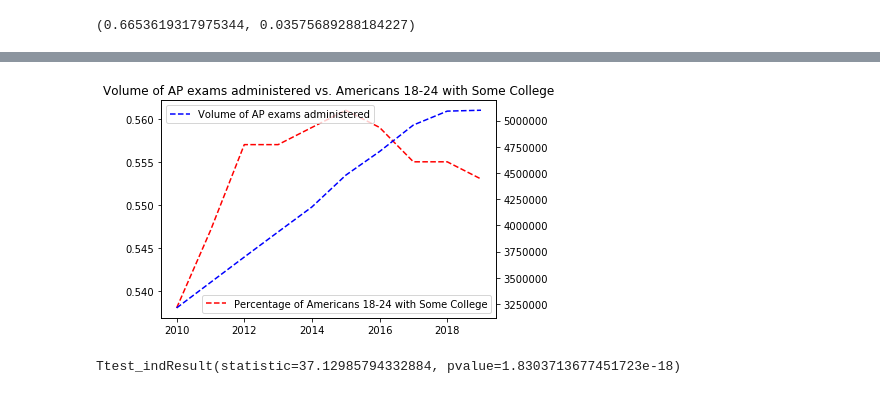
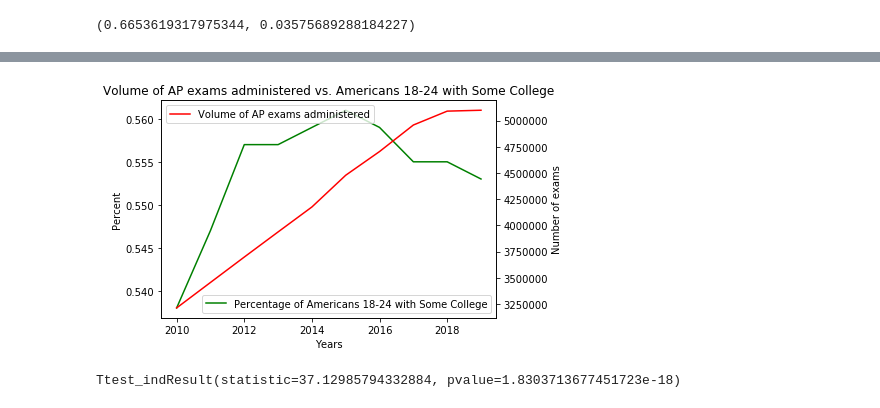
Before and after one commit to swinter00/si330_final, a Jupyter notebook: final.ipynb, the cells around one changed output, grey strips where cells are left out. Cells and saved outputs as stored; diff of their text form; code cells hidden in the pictures.

Commit message:
Do some visualization, add a source, do some analysis

```diff
--- a/final.ipynb
+++ b/final.ipynb
@@ -8,7 +119,12 @@ warnings.simplefilter(action='ignore', category=Warning)
 import os
 from pathlib import Path
 
+# DATA PROCESSING
+
 def clean_percents(item):
+    '''
+    Function to turn percent values into usable floats
+    '''
     if '%' in str(item):
         item = item.replace('%', '')
         return float(item) / 100
@@ -18,18 +134,22 @@ def create_census_df():
     '''
     Reads census files for every year and concatenates the desired info into a single dataframe
     '''
+    # Generate file paths for each spreadsheet in the census_info folder
     paths = sorted(Path('census_info').iterdir(), key=os.path.getmtime)
     data = []
     year = 2010
+    # Iterate through each filepath (ordered by year) and convert each CSV into a DataFrame
     for path in paths:
         if os.path.basename(path).endswith('.csv'):
             census = pd.read_csv(path).dropna()[:-1]
             census['Year'] = year
             census.columns = census.columns.str.replace('!!', ' ')
+            # Slight difference in format between newer (post-2015) and older files
             if year < 2015:
                 census['United States Total Estimate'] = census['United States Total Estimate'].apply(clean_percents)
             else:
                 census['United States Percent Estimate'] = census['United States Percent Estimate'].apply(clean_percents)
+            # Extract the data we care about by index number to account for format of files
             group_1824 = census.iloc[1:5]
             group_1824['Metric'] = 'Educational Attainment: 18-24'
             data.append(group_1824)
@@ -44,6 +164,7 @@ def create_census_df():
             data.append(group_earnings)
             year += 1
 
+    # Add all DataFrames into one larger DataFrame, grouped by year
     census_df = pd.concat(data)
     census_df['Label'] = census_df['Label'].apply(str.strip)
     census_df = census_df.set_index('Year')
@@ -190,19 +310,22 @@ plt.legend()
 # %%
-import matplotlib.pyplot as plt
-
 fig, ax = plt.subplots()
 plt.title('Volume of AP exams administered vs. Americans 18-24 with Some College')
-plt.plot(college_1824, '--r', label='Percentage of Americans 18-24 with Some College')
+
+# Set up first axis for percentage of Americans 18-24 with at least some college
+ax.set_xlabel('Years')
+ax.set_ylabel('Percent')
+plt.plot(college_1824, 'g', label='Percentage of Americans 18-24 with Some College')
 plt.legend()
 ax.tick_params('y', colors='k')
 
-# Get second axis
+# Get second axis for volume of AP exams administered
 ax2 = ax.twinx()
-plt.plot(volume_data[:-1], '--b', label='Volume of AP exams administered')
+plt.plot(volume_data[:-1], 'r', label='Volume of AP exams administered')
 plt.legend()
+ax2.set_ylabel('Number of exams')
 ax.tick_params('y', colors='k')
 # %% [output]
-[figure, old version]
+[figure, new version]
 # %%
 stats.ttest_ind(total_schools, total_subjects)
 # %% [output]
```
Also changed, not shown: parts of 21 cells of this notebook.
